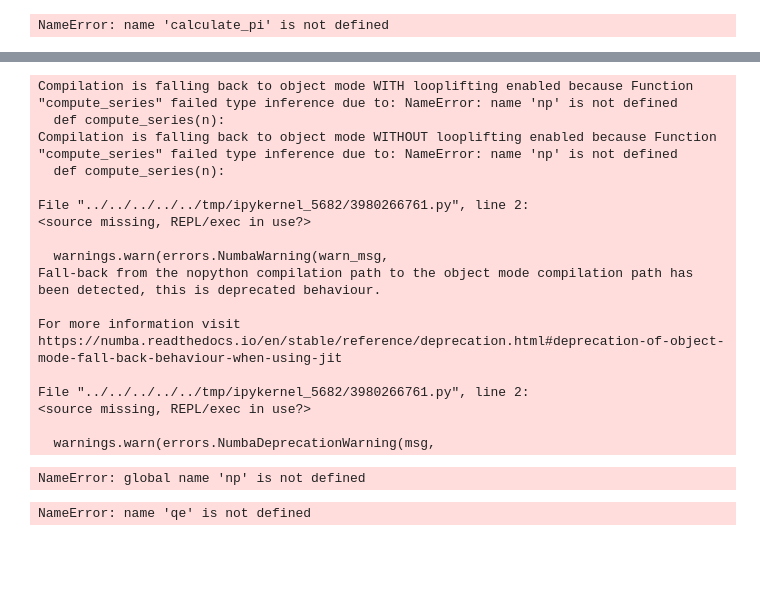
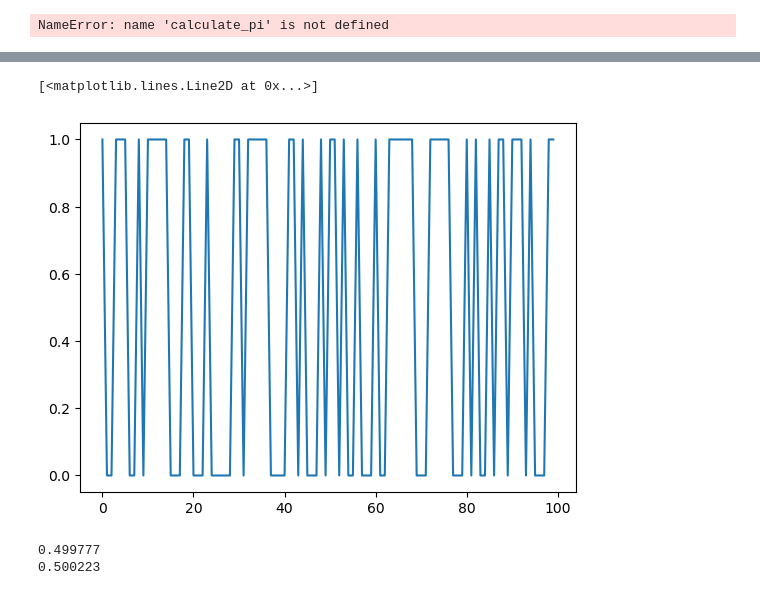
Before and after one commit to skilledman/M111-Advanced-Python-and-Database-Management, a Jupyter notebook: day02/exercises/python_performance_assign.ipynb, the cells around one changed output, grey strips where cells are left out. Cells and saved outputs as stored; diff of their text form; code cells hidden in the pictures; blank space fills up the shorter version.

```diff
--- a/day02/exercises/python_performance_assign.ipynb
+++ b/day02/exercises/python_performance_assign.ipynb
@@ -289,4 +335,8 @@ Hints:
 
 - If you want to store integers in a NumPy array and then apply JIT compilation, use `x = np.empty(n, dtype=np.int_)`.
 # %%
-p, q = 0.1, 0.2
+import numpy as np
+
+P = np.array([[0.9, 0.1], [0.2, 0.8]])
+%time
+np.linalg.matrix_power(P, 1000000)
@@ -314,28 +363,37 @@ compute_series_numba = jit(compute_series)
 # %%
-x = compute_series_numba(n)
-print(np.mean(x == 0))
+daily_volatility_states = []
+
+#lets start in state 1 (high)
+daily_volatility_states.append(1)
+j=1
+while j < 1000000:
+    p = np.random.rand()
+    if daily_volatility_states[j-1] == 1:
+        if p >= 0.8:
+            daily_volatility_states.append(1)
+            j=j+1
+        elif p <= 0.2:
+            daily_volatility_states.append(0)
+            j=j+1
+    elif daily_volatility_states[j-1] == 0:
+        if p >= 0.9:
+            daily_volatility_states.append(0)
+            j=j+1
+        elif p <= 0.1:
+            daily_volatility_states.append(1)
+            j=j+1
-# %% [output]
-Compilation is falling back to object mode WITH looplifting enabled because Function "compute_series" failed type inference due to: NameError: name 'np' is not defined
-  def compute_series(n):
-Compilation is falling back to object mode WITHOUT looplifting enabled because Function "compute_series" failed type inference due to: NameError: name 'np' is not defined
-  def compute_series(n):
-
-File "../../../../../tmp/ipykernel_5682/3980266761.py", line 2:
-<source missing, REPL/exec in use?>
-
-  warnings.warn(errors.NumbaWarning(warn_msg,
-Fall-back from the nopython compilation path to the object mode compilation path has been detected, this is deprecated behaviour.
-
-For more information visit https://numba.readthedocs.io/en/stable/reference/deprecation.html#deprecation-of-object-mode-fall-back-behaviour-when-using-jit
-
-File "../../../../../tmp/ipykernel_5682/3980266761.py", line 2:
-<source missing, REPL/exec in use?>
-
-  warnings.warn(errors.NumbaDeprecationWarning(msg,
-NameError: global name 'np' is not defined
 # %%
-qe.tic()
-compute_series_numba(n)
-qe.toc()
+import matplotlib.pyplot as plt
+
+plt.plot(daily_volatility_states[:100])
 # %% [output]
-NameError: name 'qe' is not defined
+[<matplotlib.lines.Line2D at 0x...>]
+[figure, added]
+# %%
+state_0 = [x for x in daily_volatility_states if x==0]
+state_1 = [x for x in daily_volatility_states if x==1]
+print(len(state_0)/len(daily_volatility_states))
+print(len(state_1)/len(daily_volatility_states))
+# %% [output]
+0.499777
+0.500223
```
Also changed, not shown: parts of 24 cells of this notebook.
